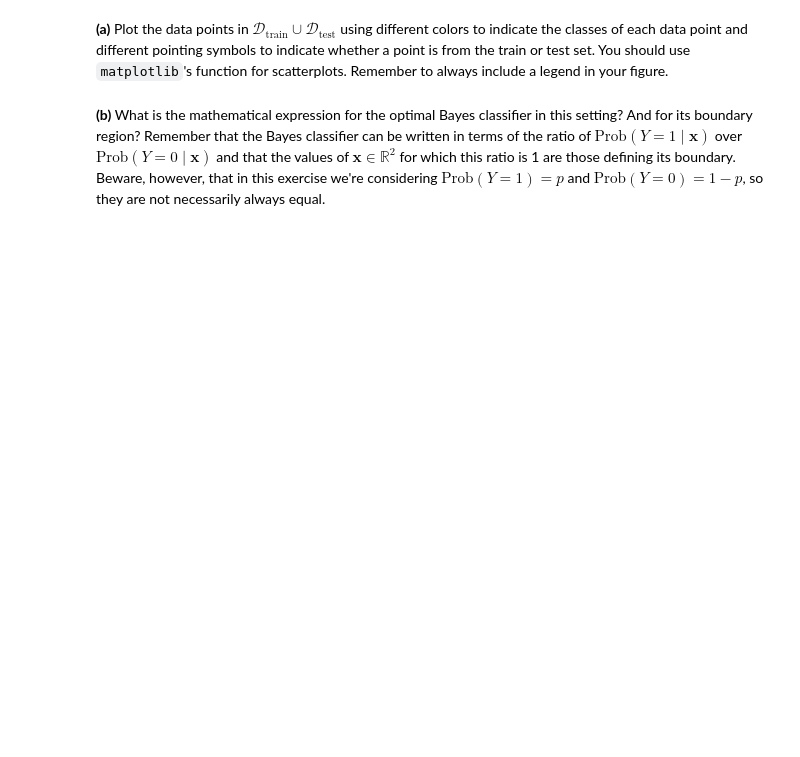
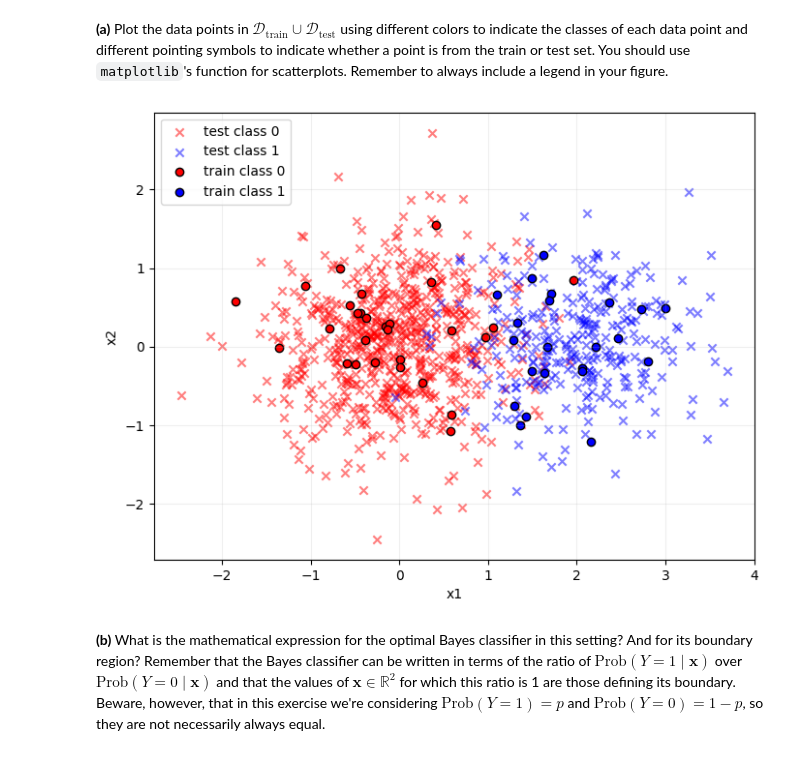
Before and after one commit to leozsc/TP1-ISLA, a Jupyter notebook: TP3/TP3.ipynb, the cells around one changed output. Drawn from its saved outputs; the diff is of its cells as text; code cells hidden in the pictures; blank space fills up the shorter version.

```diff
--- a/TP3/TP3.ipynb
+++ b/TP3/TP3.ipynb
@@ -64,82 +67,44 @@ $$
 # %% [markdown]
 **(a)** Plot the data points in $\mathcal{D}_\text{train} \cup \mathcal{D}_\text{test}$ using different colors to indicate the classes of each data point and different pointing symbols to indicate whether a point is from the train or test set. You should use `matplotlib`'s function for scatterplots. Remember to always include a legend in your figure.
 # %%
+from numpy.random import multivariate_normal, rand
 import numpy as np
 import matplotlib.pyplot as plt
-from numpy.random import default_rng
 
-GLOBAL_RNG = default_rng(42)
+np.random.seed(42)  # pour reproductibilité
 
+train_0, train_1, test_0, test_1 = [], [], [], []
 
-def generate_data(epsilon, p, train_len, test_len, rng=None):
-    """Generate train/test data from the TP Gaussian model."""
-    if rng is None:
-        rng = default_rng()
+mu0 = np.array([0, 0])
+mu1 = np.array([2, 0])
+cov0 = np.array([[0.5, 0], [0, 0.5]])
+cov1 = np.array([[0.4, 0], [0, 0.4]])
 
-    mu0 = np.array([0.0, 0.0])
-    mu1 = np.array([epsilon, 0.0])
-    cov0 = np.array([[0.5, 0.0], [0.0, 0.5]])
-    cov1 = np.array([[0.4, 0.0], [0.0, 0.4]])
+for _ in range(50):
+    y = int(rand() < 0.3)
+    x = multivariate_normal(mu1, cov1) if y == 1 else multivariate_normal(mu0, cov0)
+    (train_1 if y == 1 else train_0).append(x)
 
-    def sample_split(n):
-        y = rng.binomial(n=1, p=p, size=n).astype(int)
-        X = np.empty((n, 2))
+for _ in range(1000):   # <- 1000 (10^3), pas 10000
+    y = int(rand() < 0.3)
+    x = multivariate_normal(mu1, cov1) if y == 1 else multivariate_normal(mu0, cov0)
+    (test_1 if y == 1 else test_0).append(x)
 
-        mask1 = y == 1
-        mask0 = ~mask1
+train_0, train_1 = np.array(train_0), np.array(train_1)
+test_0, test_1 = np.array(test_0), np.array(test_1)
 
-        X[mask0] = rng.multivariate_normal(mu0, cov0, size=mask0.sum())
-        X[mask1] = rng.multivariate_normal(mu1, cov1, size=mask1.sum())
-        return X, y
-
-    X_train, y_train = sample_split(train_len)
-    X_test, y_test = sample_split(test_len)
-
-    parameters = {
-        "mu0": mu0,
-        "mu1": mu1,
-        "cov0": cov0,
-        "cov1": cov1,
-        "P0": 1 - p,
-        "P1": p,
-    }
-    return X_train, y_train, X_test, y_test, parameters
-
-
-X_train, y_train, X_test, y_test, _ = generate_data(
-    epsilon=2, p=0.30, train_len=50, test_len=1000, rng=GLOBAL_RNG
-)
-
-plt.figure(figsize=(8, 6))
-colors = {0: "tab:red", 1: "tab:blue"}
-
-for c in [0, 1]:
-    plt.scatter(
-        X_test[y_test == c, 0],
-        X_test[y_test == c, 1],
-        marker="x",
-        s=20,
-        alpha=0.45,
-        color=colors[c],
-        label=f"test - class {c}",
-    )
-    plt.scatter(
-        X_train[y_train == c, 0],
-        X_train[y_train == c, 1],
-        marker="o",
-        s=60,
-        edgecolor="black",
-        linewidth=0.4,
-        color=colors[c],
-        label=f"train - class {c}",
-    )
-
-plt.xlabel(r"$x_1$")
-plt.ylabel(r"$x_2$")
-plt.title("Simulated data: train and test sets")
+plt.figure(figsize=(8,6))
+plt.scatter(test_0[:,0], test_0[:,1], marker='x', c='red',  alpha=0.5, label='test class 0')
+plt.scatter(test_1[:,0], test_1[:,1], marker='x', c='blue', alpha=0.5, label='test class 1')
+plt.scatter(train_0[:,0], train_0[:,1], marker='o', c='red',  edgecolors='k', label='train class 0')
+plt.scatter(train_1[:,0], train_1[:,1], marker='o', c='blue', edgecolors='k', label='train class 1')
+plt.xlabel("x1")
+plt.ylabel("x2")
 plt.legend()
 plt.grid(alpha=0.2)
 plt.show()
+# %% [output]
+[figure, added]
 # %% [markdown]
 **(b)** What is the mathematical expression for the optimal Bayes classifier in this setting? And for its boundary region? Remember that the Bayes classifier can be written in terms of the ratio of $\text{Prob}(Y = 1 \mid \mathbf{x})$ over $\text{Prob}(Y = 0 \mid \mathbf{x})$ and that the values of $\mathbf{x} \in \mathbb{R}^2$ for which this ratio is 1 are those defining its boundary. Beware, however, that in this exercise we're considering $\text{Prob}(Y = 1) = p$ and $\text{Prob}(Y = 0) = 1-p$, so they are not necessarily always equal.
 # %% [markdown]
```
Also changed, not shown: parts of 20 cells of this notebook.
